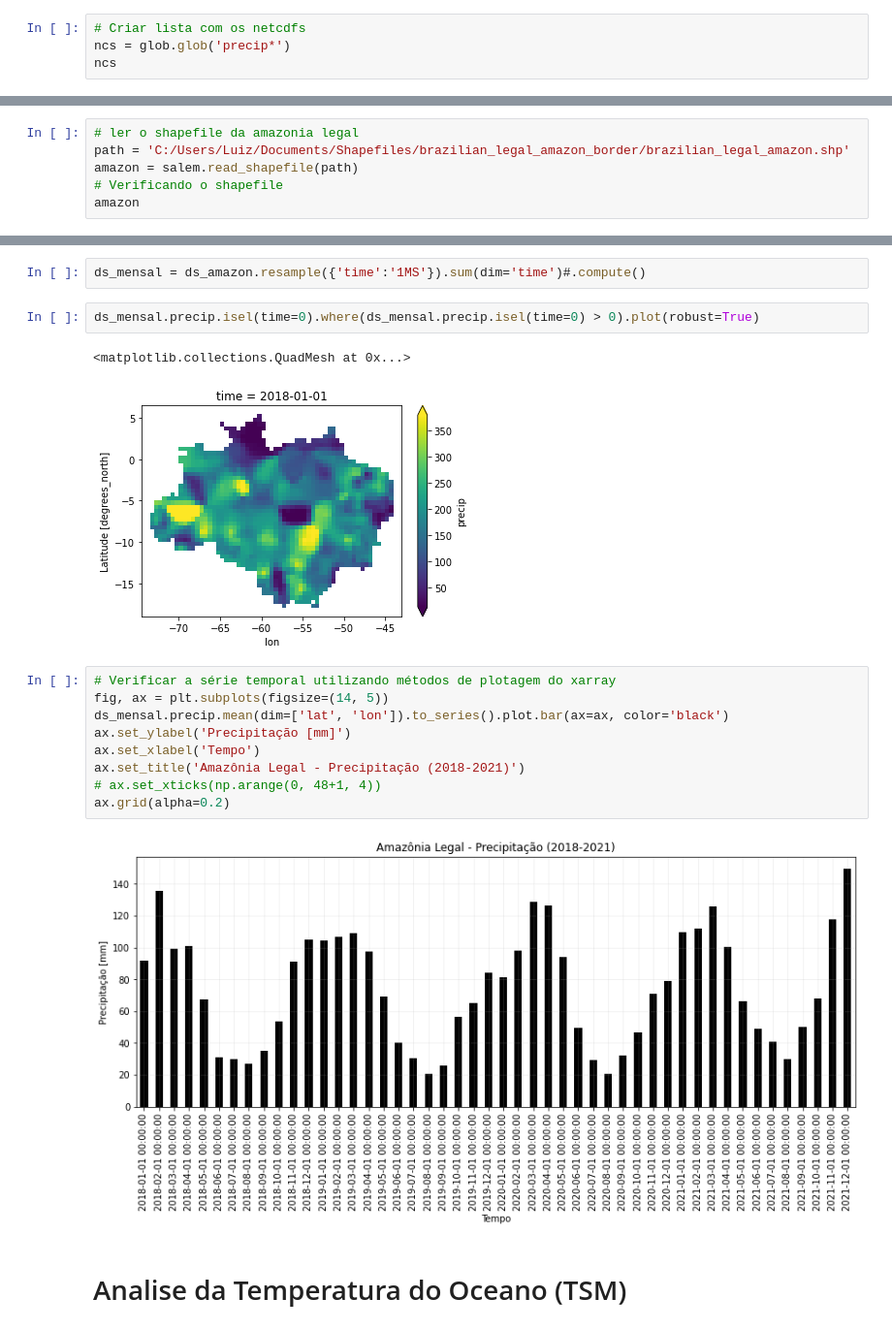
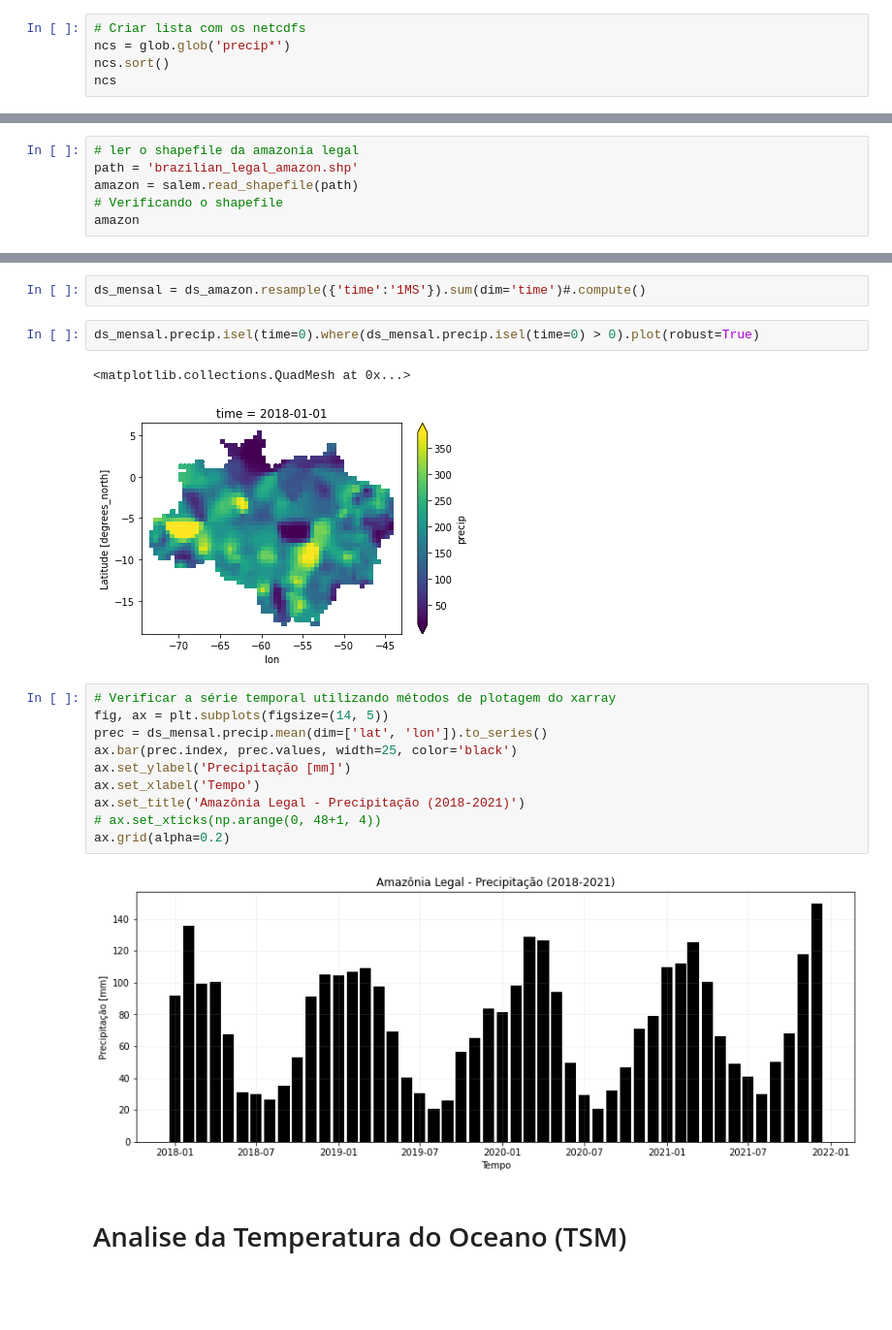
Before and after one commit to Luiz-Octavioo/Curso-de-Python-para-Estudos-Climaticos, a Jupyter notebook: Xarray_para_estudos_climatico_II.ipynb, the cells around one changed output, grey strips where cells are left out. Shown at 97% size. Saved outputs shown, nothing was run; the diff lists cells and outputs as text; blank space fills up the shorter version.

```diff
--- a/Xarray_para_estudos_climatico_II.ipynb
+++ b/Xarray_para_estudos_climatico_II.ipynb
@@ -62,6 +70,7 @@ Queremos utilzar os arquivos **'precip.2018.nc', 'precip.2019.nc', 'precip.2020.
 # %%
 # Criar lista com os netcdfs
 ncs = glob.glob('precip*')
+ncs.sort()
 ncs
 # %% [output]
 ['precip.2018.nc', 'precip.2019.nc', 'precip.2020.nc', 'precip.2021.nc']
@@ -115,7 +124,7 @@ https://www.psl.noaa.gov/data/gridded/data.cpc.globalprecip.html
 Vamos usar a funcão **`.read_shapefile`** da biblioteca **salem** que utiliza funções do geopandas.
 # %%
 # ler o shapefile da amazonia legal
-path = 'C:/Users/Luiz/Documents/Shapefiles/brazilian_legal_amazon_border/brazilian_legal_amazon.shp'
+path = 'brazilian_legal_amazon.shp'
 amazon = salem.read_shapefile(path)
 # Verificando o shapefile
 amazon
@@ -184,18 +193,19 @@ ds_mensal = ds_amazon.resample({'time':'1MS'}).sum(dim='time')#.compute()
 ds_mensal.precip.isel(time=0).where(ds_mensal.precip.isel(time=0) > 0).plot(robust=True)
 # %% [output]
 <matplotlib.collections.QuadMesh at 0x...>
-[figure, old version]
+[figure, new version]
 # %%
 # Verificar a série temporal utilizando métodos de plotagem do xarray
 fig, ax = plt.subplots(figsize=(14, 5))
-ds_mensal.precip.mean(dim=['lat', 'lon']).to_series().plot.bar(ax=ax, color='black')
+prec = ds_mensal.precip.mean(dim=['lat', 'lon']).to_series()
+ax.bar(prec.index, prec.values, width=25, color='black')
 ax.set_ylabel('Precipitação [mm]')
 ax.set_xlabel('Tempo')
 ax.set_title('Amazônia Legal - Precipitação (2018-2021)')
 # ax.set_xticks(np.arange(0, 48+1, 4))
 ax.grid(alpha=0.2)
 # %% [output]
-[figure, old version]
+[figure, new version]
 # %% [markdown]
 # Analise da Temperatura do Oceano (TSM)
 # %%
```
Also changed, not shown: parts of 16 cells of this notebook.
